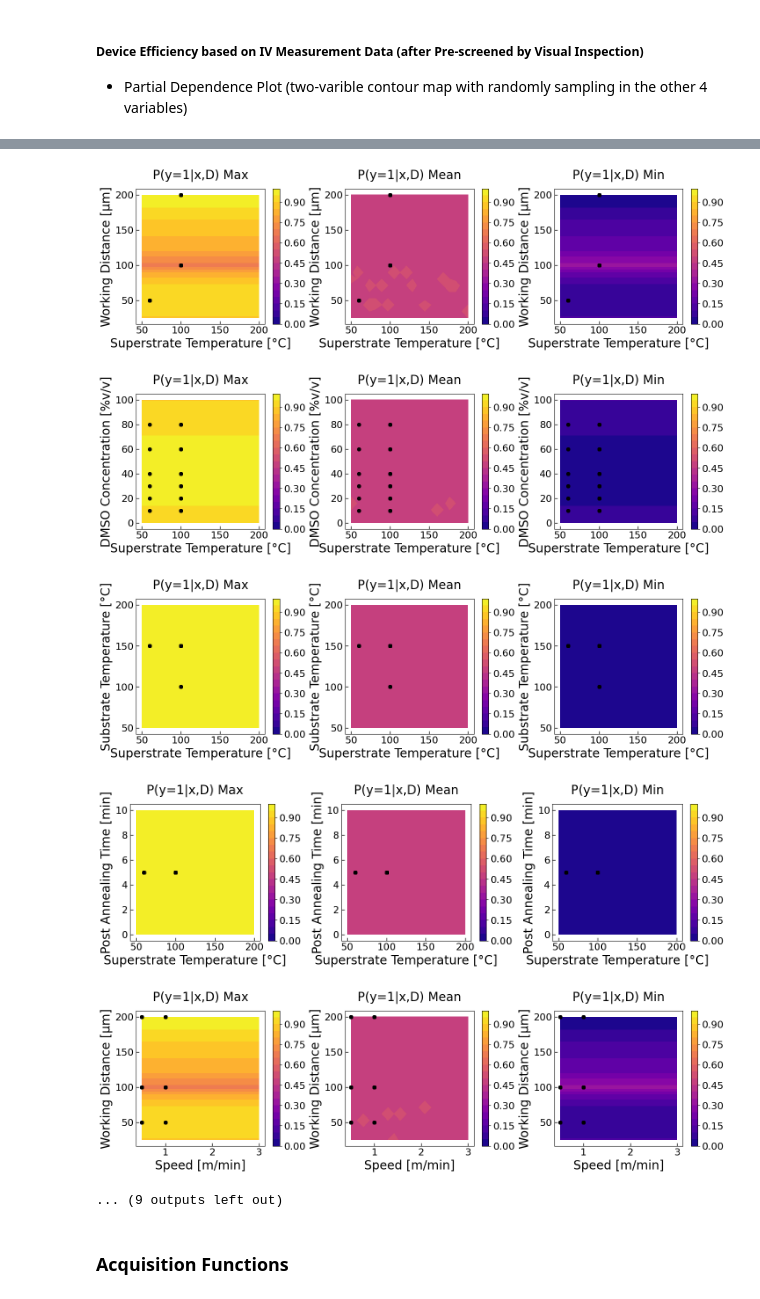
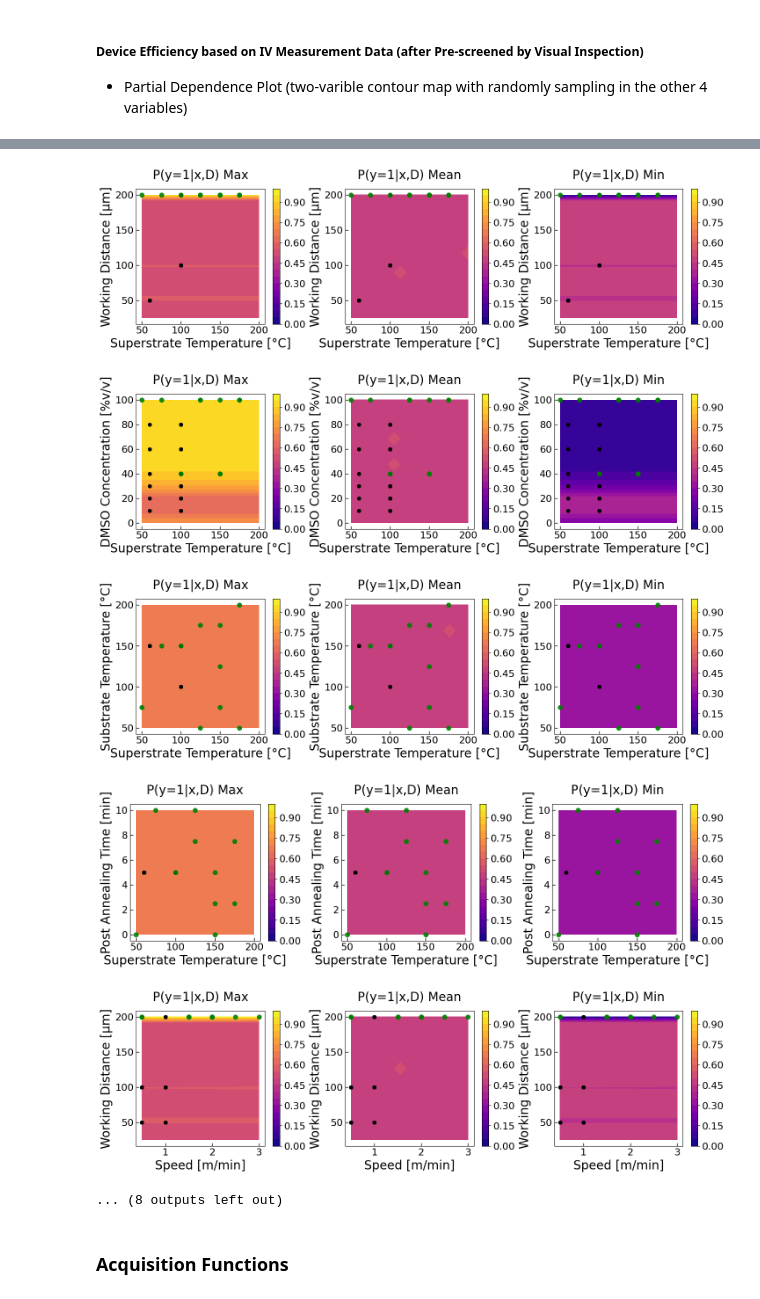
Before and after one commit to Printz-Lab/SL-PerovskiteOpt, a Jupyter notebook: Binary_Classification_BO/RAPID_Round1_BatchBO_Binary_Film_Quality_sklearn_Emukit.ipynb, the cells around one changed output, grey strips where cells are left out. Drawn from its saved outputs; the diff is of its cells as text; code cells hidden in the pictures.

Commit message:
custom greedy points, sklearn working now

```diff
--- a/Binary_Classification_BO/RAPID_Round1_BatchBO_Binary_Film_Quality_sklearn_Emukit.ipynb
+++ b/Binary_Classification_BO/RAPID_Round1_BatchBO_Binary_Film_Quality_sklearn_Emukit.ipynb
@@ -254,16 +254,18 @@ kernel = 1.0 * Matern(nu=2.5,
                       length_scale=np.ones(input_dim),
                         length_scale_bounds=(1e-2, 1e5))
 
-model = GaussianProcessClassifier(kernel=kernel,
+prior_model = GaussianProcessClassifier(kernel=kernel,
                                   copy_X_train=True,
                                   random_state=42,
                                   n_restarts_optimizer=25,
                                   n_jobs=-1
                                   )
-model.fit(X,Y)
-# model.kernel_
-# probs, f_mu, f_var = model.predict_proba(X)
+prior_model.fit(X,Y)
+prior_model.kernel_
+probs, f_mu, f_var = prior_model.predict_proba(X)
 
+classes = prior_model.predict(X)
+print(classes[0], type(classes[0]))
 # y_pred = probs[:,1]
 
 # fontsize = 18
@@ -372,10 +489,11 @@ GaussianProcessClassifier(kernel=1**2 * Matern(length_scale=[1, 1, 1, 1, 1, 1, 1
 ### Use GPyOpt to perform bayesian optimization on GPy model and extract new test conditions
 https://nbviewer.org/github/SheffieldML/GPyOpt/blob/master/manual/GPyOpt_external_objective_evaluation.ipynb
 # %%
-from emukit.experimental_design.experimental_design_loop import ExperimentalDesignLoop
+# from emukit.experimental_design.experimental_design_loop import ExperimentalDesignLoop
 from emukit.bayesian_optimization.acquisitions import NegativeLowerConfidenceBound
 
-objective_model = SklearnGPModel(model)
+posterior_model = prior_model
+objective_model = SklearnGPModel(posterior_model)
 acquisition_function = NegativeLowerConfidenceBound(model=objective_model, beta=1) #since emukit minimizes, this is the same as UCBf of the latent function f
 
 num_new_samples = 10
@@ -456,7 +567,7 @@ x_sampled = design.get_samples(200)
 x_columns = x_labels
 fontsize = 20
 title_pad = 16
-
+prior_objective = SklearnGPModel(prior_model)
 for i in range(input_dim):
     for j in range(input_dim - i - 1):
 
@@ -472,7 +583,7 @@ for i in range(input_dim):
                 x_temp[:, ind2] = x2
 
                 # f_mu, f_var = objective_model.predict(x_temp)
-                p_success = objective_model.predict_proba(x_temp)
+                p_success = prior_objective.predict_proba(x_temp)
                 # p_success = GPy.likelihoods.Bernoulli().gp_link.transf(f_mu)
 
                 x1_org = x_denormalizer(x_temp)[0, ind1]
@@ -518,15 +629,15 @@ for i in range(input_dim):
                 edgecolor="black",
             )
 
-            # # Plot new conditions
-            # ax.scatter(
-            #     x_denormalizer(x_new_norm)[:, ind1],
-            #     x_denormalizer(x_new_norm)[:, ind2],
-            #     s=50,
-            #     facecolors="green",
-            #     alpha=0.9,
-            #     edgecolor="green",
-            # )
+            # Plot new conditions
+            ax.scatter(
+                x_denormalizer(x_new_norm)[:, ind1],
+                x_denormalizer(x_new_norm)[:, ind2],
+                s=50,
+                facecolors="green",
+                alpha=0.9,
+                edgecolor="green",
+            )
             ax.set_xlabel(str(x_columns[ind1]), fontsize=fontsize)
             ax.set_ylabel(str(x_columns[ind2]), fontsize=fontsize)
 
@@ -566,9 +677,9 @@ for i in range(input_dim):
-[figure, old version]
+[figure, new version]
-[figure, old version]
+[figure, new version]
-[figure, old version]
+[figure, new version]
-[figure, old version]
+[figure, new version]
-[figure, old version]
+[figure, new version]
-... (9 outputs left out)
+... (8 outputs left out)
 # %% [markdown]
 ### Acquisition Functions
 # %% [markdown]
```
Also changed, not shown: parts of 4 cells of this notebook, 1 other file.
